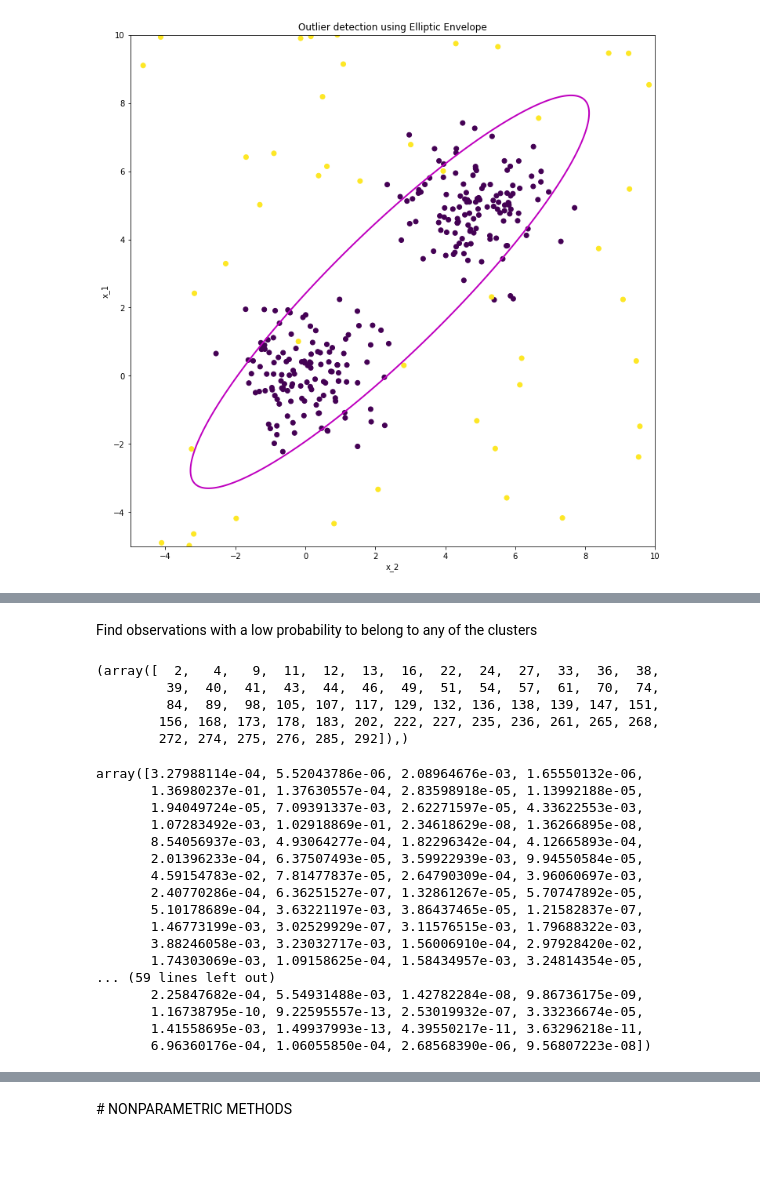
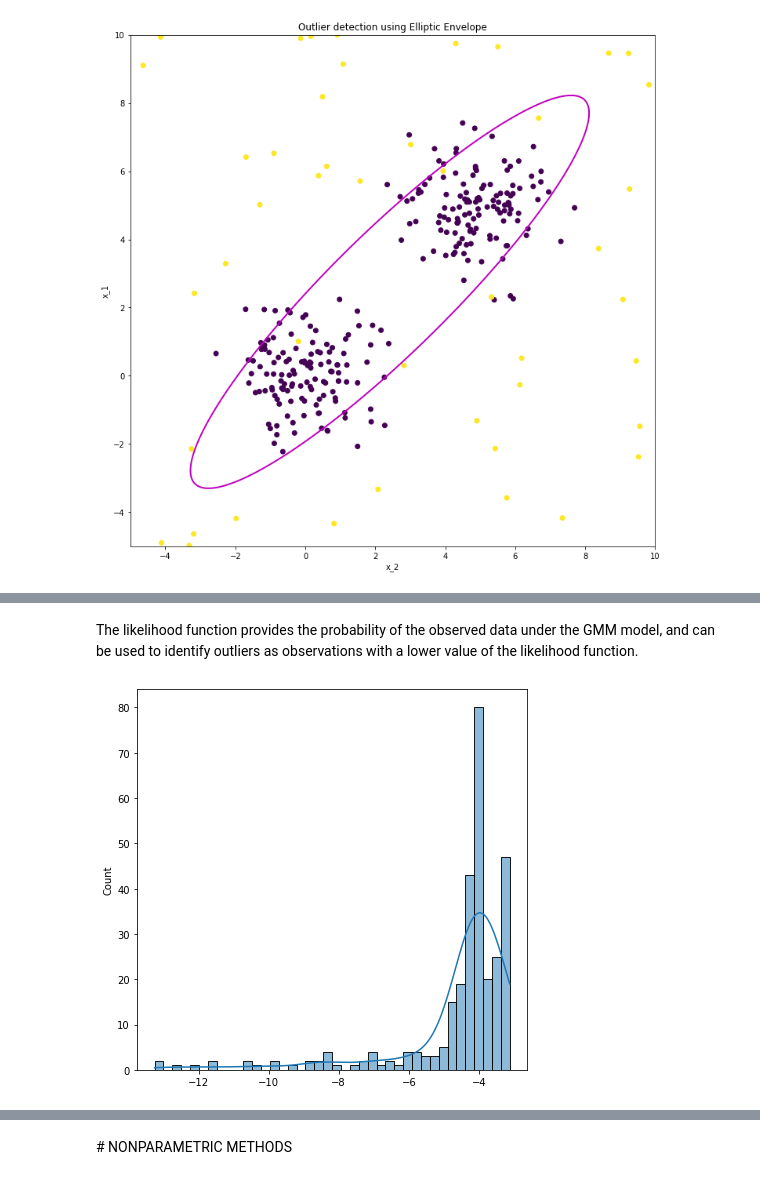
Before and after one commit to raulbenitez/OUTLIER_DETECTION, a Jupyter notebook: outlier_detection_methods.ipynb, the cells around one changed output, grey strips where cells are left out. Cells and saved outputs as stored; diff of their text form; code cells hidden in the pictures; blank space fills up the shorter version.

```diff
--- a/outlier_detection_methods.ipynb
+++ b/outlier_detection_methods.ipynb
@@ -423,32 +428,9 @@ prob = gmm.predict_proba(X)
-# %% [markdown]
-Find observations with a low probability to belong to any of the clusters
-# %%
-thres_p = 0.999
-ind_low = np.where((prob[:,0]<thres_p) & (prob[:,1]<thres_p))
-ind_low
-# %% [output]
-(array([  2,   4,   9,  11,  12,  13,  16,  22,  24,  27,  33,  36,  38,
-         39,  40,  41,  43,  44,  46,  49,  51,  54,  57,  61,  70,  74,
-         84,  89,  98, 105, 107, 117, 129, 132, 136, 138, 139, 147, 151,
-        156, 168, 173, 178, 183, 202, 222, 227, 235, 236, 261, 265, 268,
-        272, 274, 275, 276, 285, 292]),)
-# %%
-prob.min(axis=1)
-# %% [output]
-array([3.27988114e-04, 5.52043786e-06, 2.08964676e-03, 1.65550132e-06,
-       1.36980237e-01, 1.37630557e-04, 2.83598918e-05, 1.13992188e-05,
-       1.94049724e-05, 7.09391337e-03, 2.62271597e-05, 4.33622553e-03,
-       1.07283492e-03, 1.02918869e-01, 2.34618629e-08, 1.36266895e-08,
-       8.54056937e-03, 4.93064277e-04, 1.82296342e-04, 4.12665893e-04,
-       2.01396233e-04, 6.37507493e-05, 3.59922939e-03, 9.94550584e-05,
-       4.59154783e-02, 7.81477837e-05, 2.64790309e-04, 3.96060697e-03,
-       2.40770286e-04, 6.36251527e-07, 1.32861267e-05, 5.70747892e-05,
-       5.10178689e-04, 3.63221197e-03, 3.86437465e-05, 1.21582837e-07,
-       1.46773199e-03, 3.02529929e-07, 3.11576515e-03, 1.79688322e-03,
-       3.88246058e-03, 3.23032717e-03, 1.56006910e-04, 2.97928420e-02,
-       1.74303069e-03, 1.09158625e-04, 1.58434957e-03, 3.24814354e-05,
-... (59 lines left out)
-       2.25847682e-04, 5.54931488e-03, 1.42782284e-08, 9.86736175e-09,
-       1.16738795e-10, 9.22595557e-13, 2.53019932e-07, 3.33236674e-05,
-       1.41558695e-03, 1.49937993e-13, 4.39550217e-11, 3.63296218e-11,
-       6.96360176e-04, 1.06055850e-04, 2.68568390e-06, 9.56807223e-08])
+# %% [markdown]
+The likelihood function provides the probability of the observed data under the GMM model, and can be used to identify outliers as observations with a lower value of the likelihood function.
+# %%
+plt.figure(figsize=(7,7))
+loglike = gmm.score_samples(X)
+sns.histplot(loglike,kde=True)
+plt.show()
+# %% [output]
+[figure, added]
```
Also changed, not shown: parts of 20 cells of this notebook.
